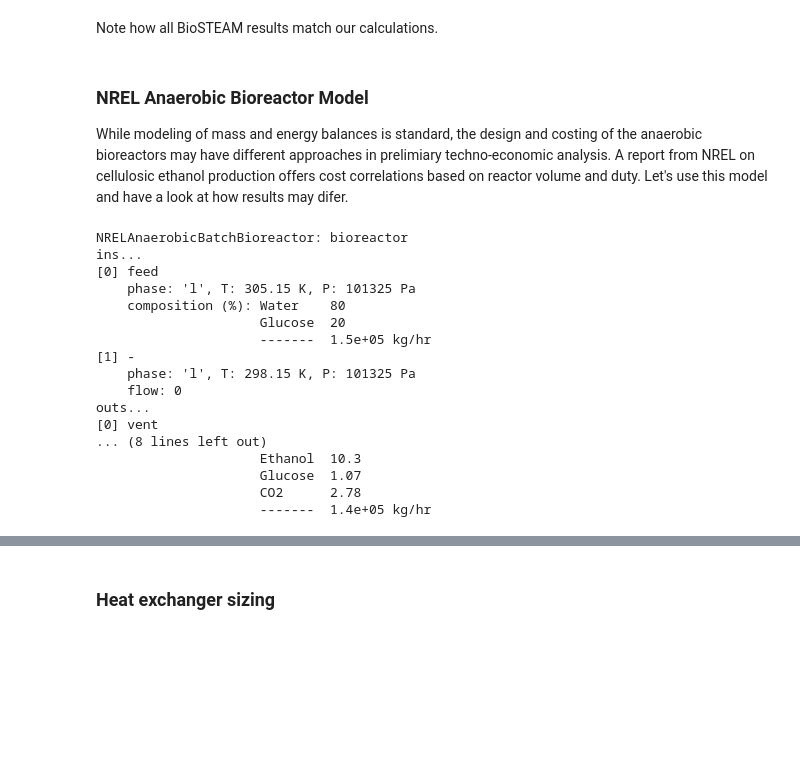
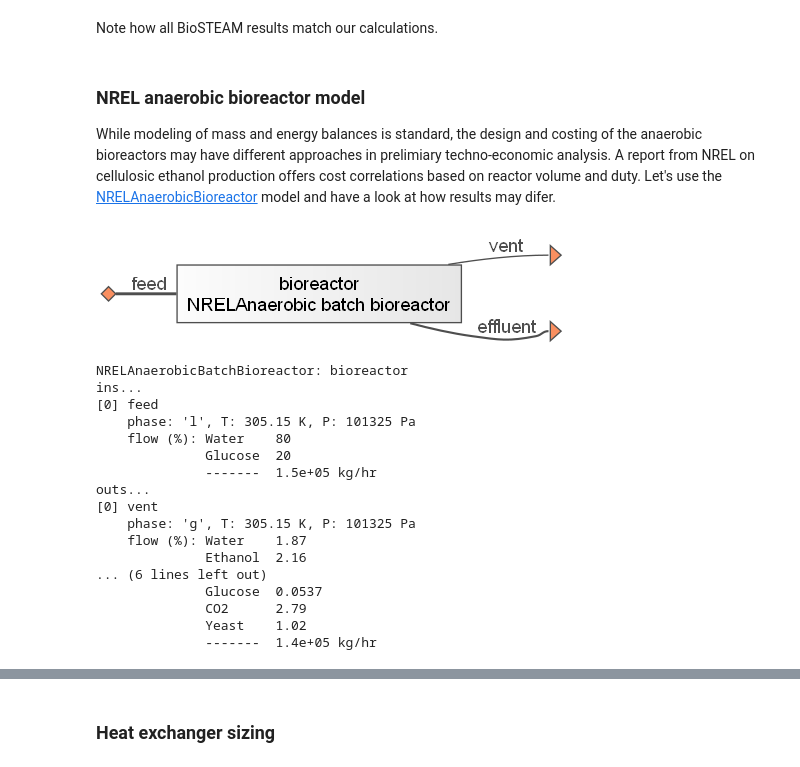
Before and after one commit to BioSTEAMDevelopmentGroup/How2STEAM, a Jupyter notebook: case_studies/Bioreactor_modeling.ipynb, the cells around one changed output, grey strips where cells are left out. Cells and saved outputs as stored; diff of their text form; code cells hidden in the pictures; blank space fills up the shorter version.

```diff
--- a/case_studies/Bioreactor_modeling.ipynb
+++ b/case_studies/Bioreactor_modeling.ipynb
@@ -292,41 +304,43 @@ bioreactor.results(basis='SI')
 # %% [markdown]
 Note how all BioSTEAM results match our calculations.
 # %% [markdown]
-### NREL Anaerobic Bioreactor Model
+### NREL anaerobic bioreactor model
 
-While modeling of mass and energy balances is standard, the design and costing of the anaerobic bioreactors may have different approaches in prelimiary techno-economic analysis. A report from NREL on cellulosic ethanol production offers cost correlations based on reactor volume and duty. Let's use this model and have a look at how results may difer.
+While modeling of mass and energy balances is standard, the design and costing of the anaerobic bioreactors may have different approaches in prelimiary techno-economic analysis. A report from NREL on cellulosic ethanol production offers cost correlations based on reactor volume and duty. Let's use the [NRELAnaerobicBioreactor](https://biosteam.readthedocs.io/en/latest/API/units/nrel_bioreactor.html) model and have a look at how results may difer.
 # %%
 bioreactor = bst.NRELAnaerobicBatchBioreactor(
     ins=feed,
     outs=('vent', 'effluent'),
     reactions=fermentation,
     T=T_operation,
     V_wf=f,
     V_max=V_max,
     tau=tau_reaction,
     tau_0=tau_cleanup,
     loading_time=tau_loading,
 )
 bioreactor.simulate()
+bioreactor.diagram(format='png')
 bioreactor.show('cwt')
 # %% [output]
+[figure, added]
 NRELAnaerobicBatchBioreactor: bioreactor
 ins...
 [0] feed
     phase: 'l', T: 305.15 K, P: 101325 Pa
-    composition (%): Water    80
-                     Glucose  20
-                     -------  1.5e+05 kg/hr
-[1] -
-    phase: 'l', T: 298.15 K, P: 101325 Pa
-    flow: 0
+    flow (%): Water    80
+              Glucose  20
+              -------  1.5e+05 kg/hr
 outs...
 [0] vent
-... (8 lines left out)
-                     Ethanol  10.3
-                     Glucose  1.07
-                     CO2      2.78
-                     -------  1.4e+05 kg/hr
+    phase: 'g', T: 305.15 K, P: 101325 Pa
+    flow (%): Water    1.87
+              Ethanol  2.16
+... (6 lines left out)
+              Glucose  0.0537
+              CO2      2.79
+              Yeast    1.02
+              -------  1.4e+05 kg/hr
 # %%
 bioreactor.results()
 # %% [output]
```
Also changed, not shown: parts of 24 cells of this notebook, 3 other files.
